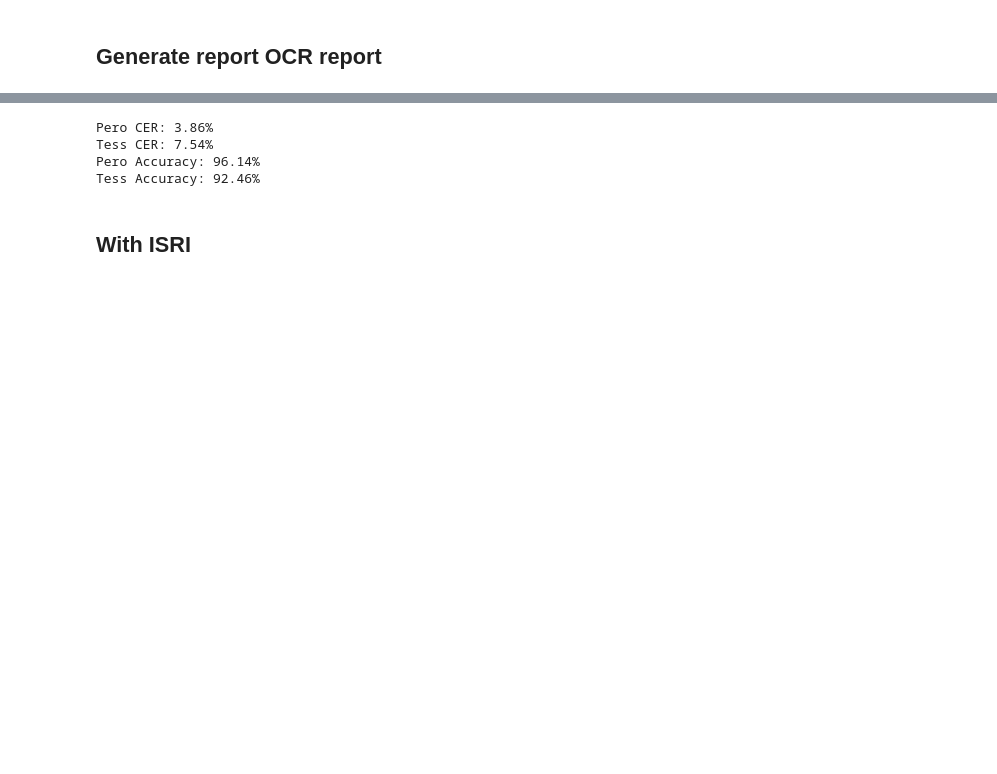
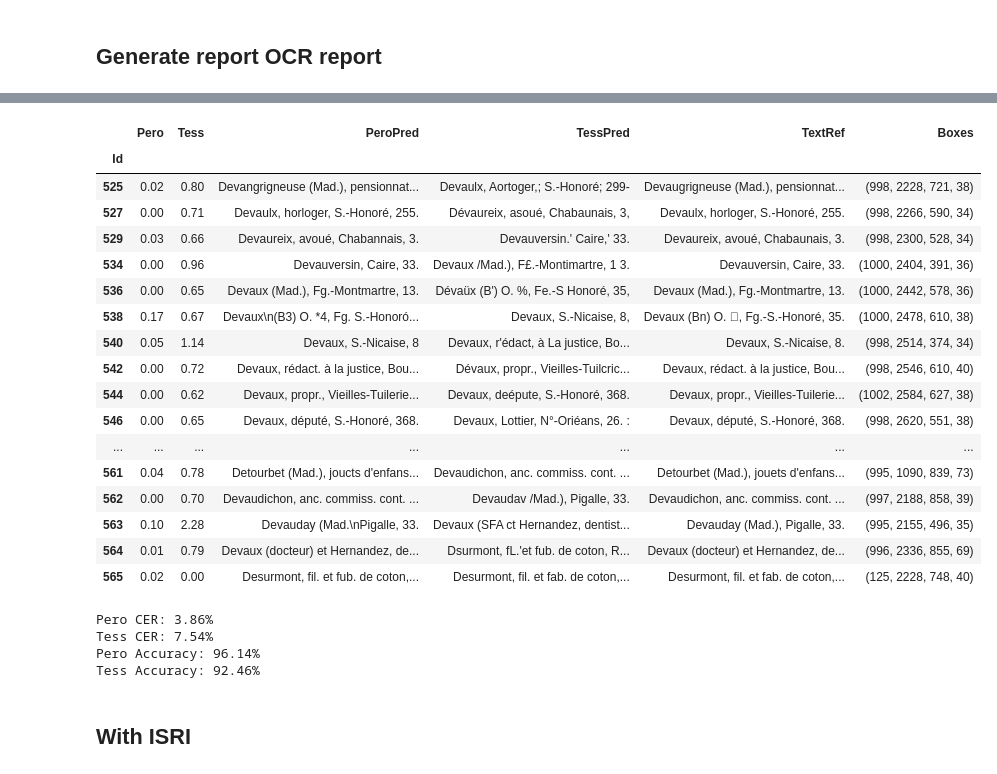
Before and after one commit to soduco/paper-ner-bench-das22, a Jupyter notebook: src/ocr/80-prepare_dataset_ocr_text_files.ipynb, the cells around one changed output, grey strips where cells are left out. Cells and saved outputs as stored; diff of their text form; code cells hidden in the pictures; blank space fills up the shorter version.

```diff
--- a/src/ocr/80-prepare_dataset_ocr_text_files.ipynb
+++ b/src/ocr/80-prepare_dataset_ocr_text_files.ipynb
@@ -87,0 +118,7 @@ sns.boxplot(data = errors)
+# %%
+byerr = errors.sort_values(by=["Pero"])
+byerr[(byerr["Pero"] >= 0.9) | (byerr["Tess"] >= 0.9)]
+is_valid = lambda b: b[2] > 50
+valid = errors["Boxes"].apply(is_valid)
+pd.options.display.float_format = '{:,.2f}'.format
+errors[~valid]
@@ -88,3 +135,24 @@ sns.boxplot(data = errors)
+# %%
+errors.loc["Bottin1_1827",117,:].sort_index().loc[520:]
+# %% [output]
+|  | Pero | Tess | PeroPred | TessPred | TextRef | Boxes |
+| Id |  |  |  |  |  |  |
+| 525 | 0.02 | 0.80 | Devangrigneuse (Mad.), pensionnat... | Devaulx, Aortoger,; S.-Honoré; 299- | Devaugrigneuse (Mad.), pensionnat... | (998, 2228, 721, 38) |
+| 527 | 0.00 | 0.71 | Devaulx, horloger, S.-Honoré, 255. | Dévaureix, asoué, Chabaunais, 3, | Devaulx, horloger, S.-Honoré, 255. | (998, 2266, 590, 34) |
+| 529 | 0.03 | 0.66 | Devaureix, avoué, Chabannais, 3. | Devauversin.' Caire,' 33. | Devaureix, avoué, Chabaunais, 3. | (998, 2300, 528, 34) |
+| 534 | 0.00 | 0.96 | Devauversin, Caire, 33. | Devaux /Mad.), F£.-Montimartre, 1 3. | Devauversin, Caire, 33. | (1000, 2404, 391, 36) |
+| 536 | 0.00 | 0.65 | Devaux (Mad.), Fg.-Montmartre, 13. | Dévaüx (B') O. %, Fe.-S Honoré, 35, | Devaux (Mad.), Fg.-Montmartre, 13. | (1000, 2442, 578, 36) |
+| 538 | 0.17 | 0.67 | Devaux\n(B3) O. *4, Fg. S.-Honoró... | Devaux, S.-Nicaise, 8, | Devaux (Bn) O. , Fg.-S.-Honoré, 35. | (1000, 2478, 610, 38) |
+| 540 | 0.05 | 1.14 | Devaux, S.-Nicaise, 8 | Devaux, r'édact, à La justice, Bo... | Devaux, S.-Nicaise, 8. | (998, 2514, 374, 34) |
+| 542 | 0.00 | 0.72 | Devaux, rédact. à la justice, Bou... | Dévaux, propr., Vieilles-Tuilcric... | Devaux, rédact. à la justice, Bou... | (998, 2546, 610, 40) |
+| 544 | 0.00 | 0.62 | Devaux, propr., Vieilles-Tuilerie... | Devaux, deépute, S.-Honoré, 368. | Devaux, propr., Vieilles-Tuilerie... | (1002, 2584, 627, 38) |
+| 546 | 0.00 | 0.65 | Devaux, député, S.-Honoré, 368. | Devaux, Lottier, N°-Oriéans, 26. : | Devaux, député, S.-Honoré, 368. | (998, 2620, 551, 38) |
+| ... | ... | ... | ... | ... | ... | ... |
+| 561 | 0.04 | 0.78 | Detourbet (Mad.), joucts d'enfans... | Devaudichon, anc. commiss. cont. ... | Detourbet (Mad.), jouets d'enfans... | (995, 1090, 839, 73) |
+| 562 | 0.00 | 0.70 | Devaudichon, anc. commiss. cont. ... | Devaudav /Mad.), Pigalle, 33. | Devaudichon, anc. commiss. cont. ... | (997, 2188, 858, 39) |
+| 563 | 0.10 | 2.28 | Devauday (Mad.\nPigalle, 33. | Devaux (SFA ct Hernandez, dentist... | Devauday (Mad.), Pigalle, 33. | (995, 2155, 496, 35) |
+| 564 | 0.01 | 0.79 | Devaux (docteur) et Hernandez, de... | Dsurmont, fL.'et fub. de coton, R... | Devaux (docteur) et Hernandez, de... | (996, 2336, 855, 69) |
+| 565 | 0.02 | 0.00 | Desurmont, fil. et fub. de coton,... | Desurmont, fil. et fab. de coton,... | Desurmont, fil. et fab. de coton,... | (125, 2228, 748, 40) |
 # %%
 pero_cer = pero_df["Errors"].sum() / pero_df["RefLength"].sum()
 tess_cer = tess_df["Errors"].sum() / tess_df["RefLength"].sum()
```
Also changed, not shown: parts of 8 cells of this notebook.
